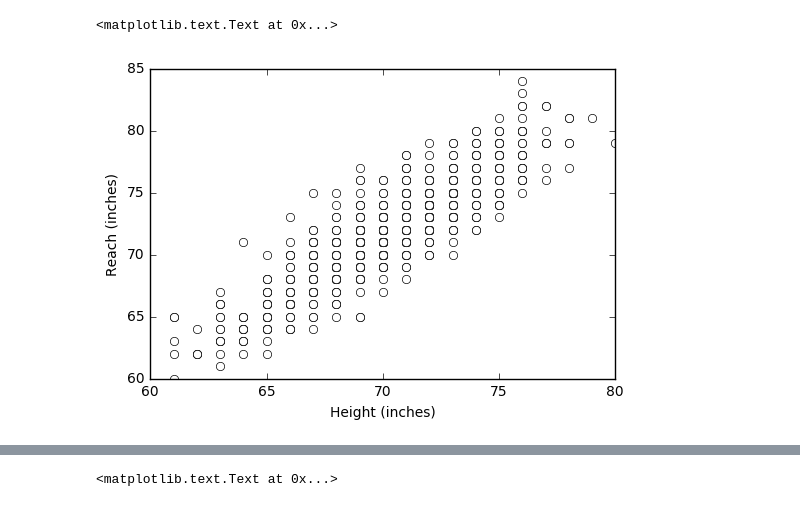
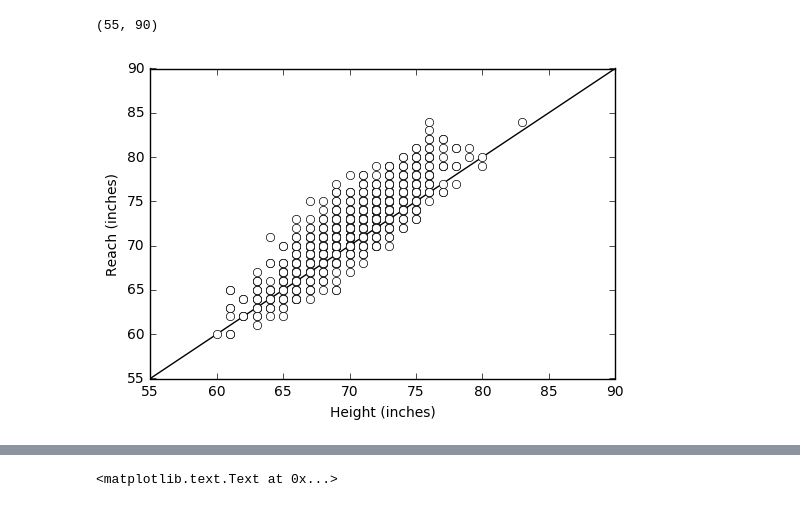
Before and after one commit to jhalverson/data_science, a Jupyter notebook: misc/mma_analytics/stance_win_ratio.ipynb, the cells around one changed output, grey strips where cells are left out. Drawn from its saved outputs; the diff is of its cells as text; code cells hidden in the pictures.

Commit message:
Completed fighter table and analysis

```diff
--- a/misc/mma_analytics/stance_win_ratio.ipynb
+++ b/misc/mma_analytics/stance_win_ratio.ipynb
@@ -26,0 +14,5 @@ plt.ylabel('Count')
+# %%
+df = pd.read_csv('fightmetric_fighters/fightmetric_fighters.csv', header=0, parse_dates=['Dob'])
+df['Age'] = (pd.to_datetime('today') - df.Dob) / np.timedelta64(1, 'Y')
+#pd.set_option('display.max_rows', 3000)
+df.head(10)
@@ -34,7 +190,10 @@ plt.ylabel('Weight (lbs.)')
 # %%
+plt.plot([55, 90], [55, 90], 'k-')
 plt.plot(df.Height, df.Reach, 'wo')
 plt.xlabel('Height (inches)')
 plt.ylabel('Reach (inches)')
+plt.xlim(55, 90)
+plt.ylim(55, 90)
 # %% [output]
-<matplotlib.text.Text at 0x...>
+(55, 90)
-[figure, old version]
+[figure, new version]
```
Also changed, not shown: parts of 68 cells of this notebook, 3 other files.
